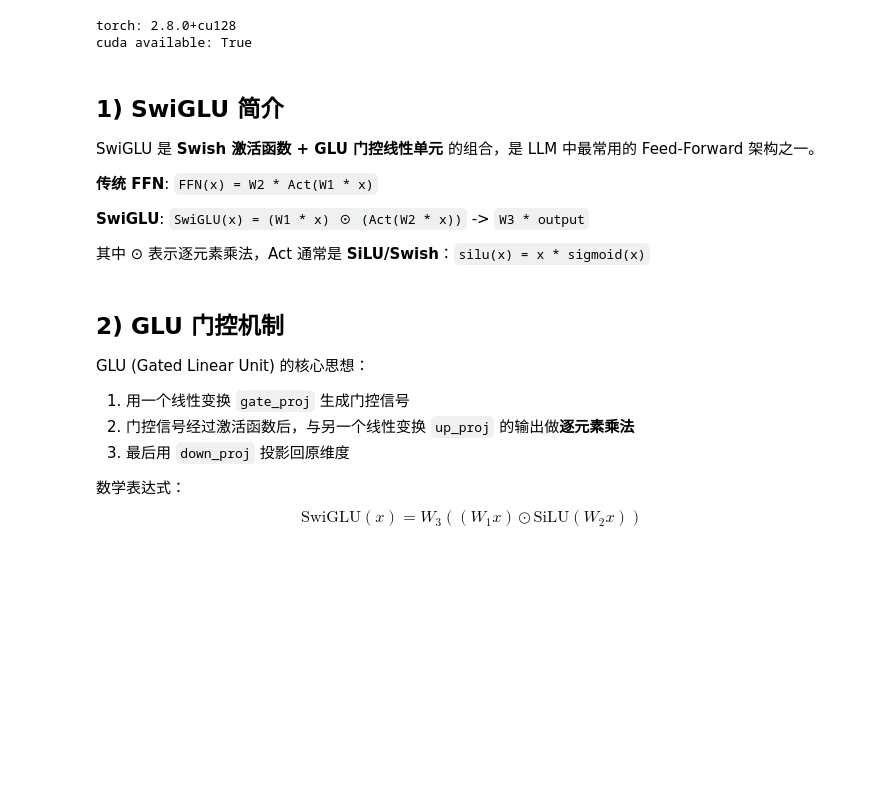
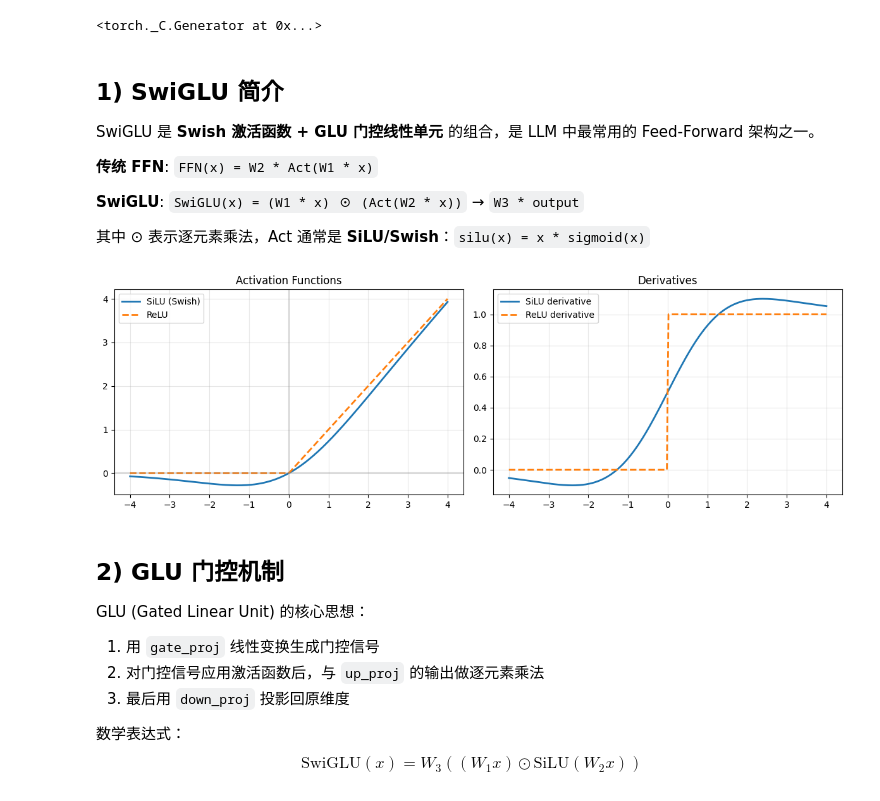
Before and after one commit to nev8rz/vermind, a Jupyter notebook: docs/swiglu.ipynb, the cells around one changed output. Drawn from its saved outputs; the diff is of its cells as text; code cells hidden in the pictures; blank space fills up the shorter version.

```diff
--- a/docs/swiglu.ipynb
+++ b/docs/swiglu.ipynb
@@ -2,13 +2,12 @@
 import torch
 from torch import nn
 import matplotlib.pyplot as plt
+import warnings
+warnings.filterwarnings('ignore')
 
 torch.manual_seed(0)
-print("torch:", torch.__version__)
-print("cuda available:", torch.cuda.is_available())
 # %% [output]
-torch: 2.8.0+cu128
-cuda available: True
+<torch._C.Generator at 0x...>
 # %% [markdown]
 ## 1) SwiGLU 简介
 
@@ -16,53 +15,48 @@ SwiGLU 是 **Swish 激活函数 + GLU 门控线性单元** 的组合，是 LLM
 
 **传统 FFN**: `FFN(x) = W2 * Act(W1 * x)`
 
-**SwiGLU**: `SwiGLU(x) = (W1 * x) ⊙ (Act(W2 * x))`  ->  `W3 * output`
+**SwiGLU**: `SwiGLU(x) = (W1 * x) ⊙ (Act(W2 * x))` → `W3 * output`
 
 其中 ⊙ 表示逐元素乘法，Act 通常是 **SiLU/Swish**：`silu(x) = x * sigmoid(x)`
 # %%
 def silu(x):
-    """SiLU / Swish 激活函数: x * sigmoid(x)"""
+    """SiLU / Swish activation: x * sigmoid(x)"""
     return x * torch.sigmoid(x)
 
-def gelu(x):
-    """GELU 激活函数 (近似实现)"""
-    return 0.5 * x * (1.0 + torch.tanh(torch.sqrt(2.0 / torch.tensor(3.1415926535)) * (x + 0.044715 * x ** 3)))
-
-# 对比可视化
 x = torch.linspace(-4, 4, 200)
 
 plt.figure(figsize=(12, 4))
 
 plt.subplot(1, 2, 1)
 plt.plot(x.numpy(), silu(x).numpy(), label="SiLU (Swish)", linewidth=2)
 plt.plot(x.numpy(), torch.relu(x).numpy(), label="ReLU", linewidth=2, linestyle="--")
 plt.axhline(0, color="gray", alpha=0.3)
 plt.axvline(0, color="gray", alpha=0.3)
-plt.title("激活函数对比")
+plt.title("Activation Functions")
 plt.legend()
 plt.grid(True, alpha=0.3)
 
-# 计算 SiLU 的导数: silu'(x) = silu(x) + sigmoid(x) * (1 - silu(x))
+# SiLU derivative: silu'(x) = silu(x) + sigmoid(x) * (1 - silu(x))
 silu_derivative = silu(x) + torch.sigmoid(x) * (1 - silu(x))
 relu_derivative = (x > 0).float()
 
 plt.subplot(1, 2, 2)
-plt.plot(x.numpy(), silu_derivative.detach().numpy(), label="SiLU 导数", linewidth=2)
-plt.plot(x.numpy(), relu_derivative.numpy(), label="ReLU 导数", linewidth=2, linestyle="--")
-plt.title("导数对比")
+plt.plot(x.numpy(), silu_derivative.detach().numpy(), label="SiLU derivative", linewidth=2)
+plt.plot(x.numpy(), relu_derivative.numpy(), label="ReLU derivative", linewidth=2, linestyle="--")
+plt.title("Derivatives")
 plt.legend()
 plt.grid(True, alpha=0.3)
 
 plt.tight_layout()
 plt.show()
-
-print("SiLU 特点: 平滑、非单调、有负值区域（相比ReLU有更好的梯度流）")
+# %% [output]
+[figure, added]
 # %% [markdown]
 ## 2) GLU 门控机制
 
 GLU (Gated Linear Unit) 的核心思想：
-1. 用一个线性变换 `gate_proj` 生成门控信号
-2. 门控信号经过激活函数后，与另一个线性变换 `up_proj` 的输出做**逐元素乘法**
+1. 用 `gate_proj` 线性变换生成门控信号
+2. 对门控信号应用激活函数后，与 `up_proj` 的输出做逐元素乘法
 3. 最后用 `down_proj` 投影回原维度
 
 数学表达式：
```
Also changed, not shown: parts of 9 cells of this notebook, 4 other files.
